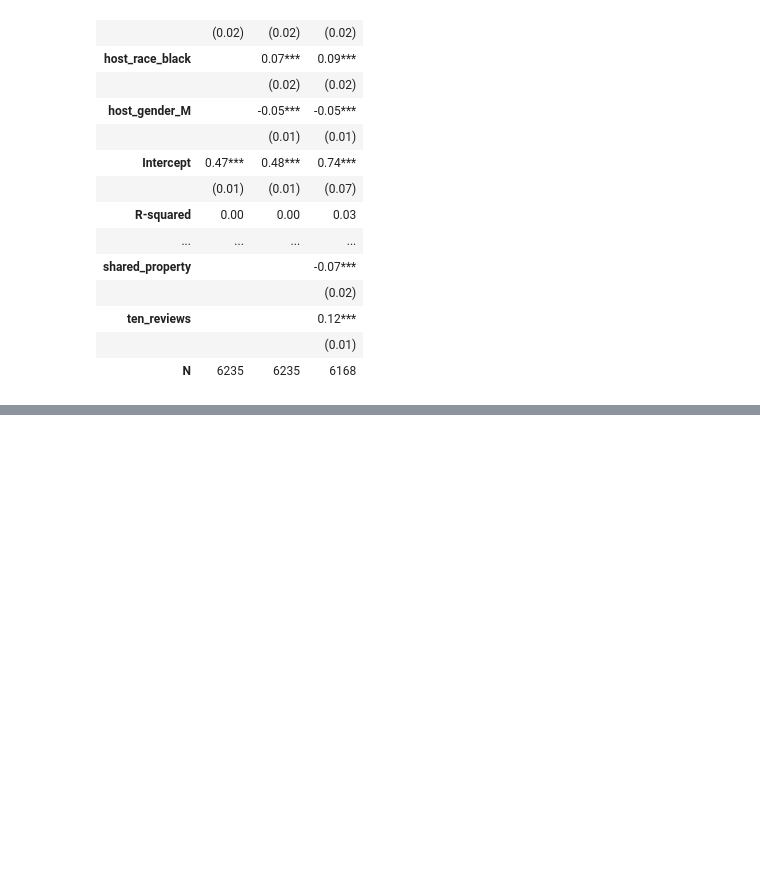
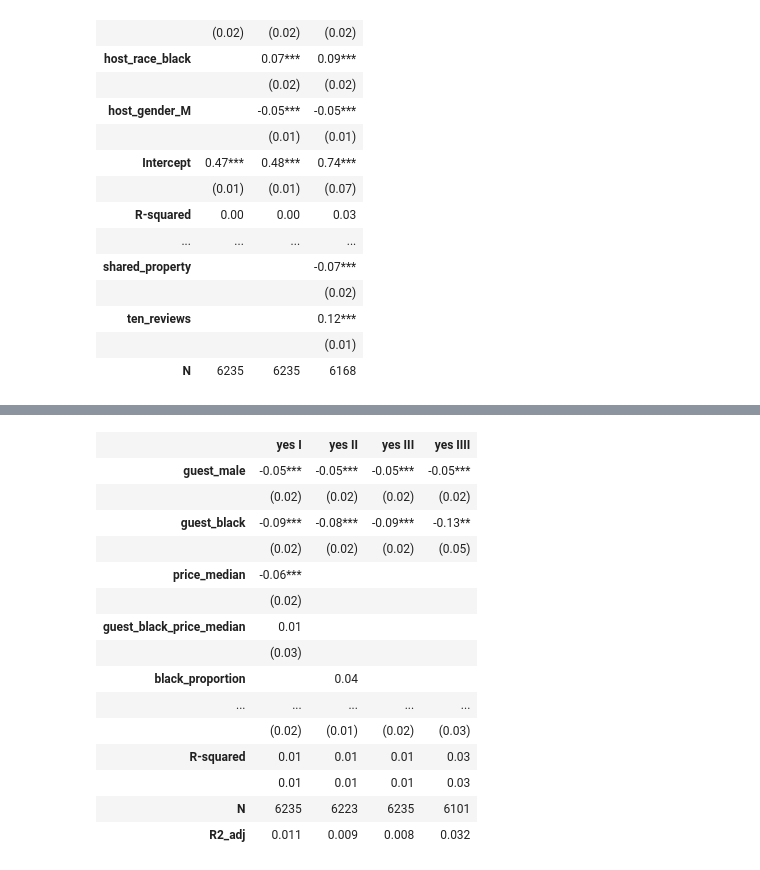
Before and after one commit to fmssn/airbnbdiscrimination, a Jupyter notebook: AirBnb.ipynb, the cells around one changed output, grey strips where cells are left out. Cells and saved outputs as stored; diff of their text form; code cells hidden in the pictures; blank space fills up the shorter version.

```diff
--- a/AirBnb.ipynb
+++ b/AirBnb.ipynb
@@ -677,0 +816,40 @@ Number of simulated test statistics larger or equal to original test statistic:
+# %%
+df_model = df[['yes', 'name_by_city', 'guest_black','guest_male','price_median', 'guest_black_price_median']].dropna()
+model = smf.ols('yes ~ guest_male + guest_black + price_median + guest_black_price_median', data=df_model)
+result1 = model.fit(cov_type='cluster', cov_kwds={'groups': df_model['name_by_city']})
+
+df_model = df[['yes', 'name_by_city', 'guest_black','guest_male', 'black_proportion', 'guest_black_pop_black']].dropna()
+model = smf.ols('yes ~ guest_male + guest_black + black_proportion + guest_black_pop_black', data=df_model)
+result2 = model.fit(cov_type='cluster', cov_kwds={'groups': df_model['name_by_city']})
+
+df_model = df[['yes', 'name_by_city', 'guest_black','guest_male','tract_listings', 'guest_black_tract_listings']].dropna()
+model = smf.ols('yes ~ guest_male + guest_black + tract_listings + guest_black_tract_listings', data=df_model)
+result3 = model.fit(cov_type='cluster', cov_kwds={'groups': df_model['name_by_city']})
+
+df_model = df[['yes', 'name_by_city', 'guest_black','guest_male','pr_filled', 'guest_black_pr_filled']].dropna()
+model = smf.ols('yes ~ guest_male + guest_black + pr_filled + guest_black_pr_filled', data=df_model)
+result4 = model.fit(cov_type='cluster', cov_kwds={'groups': df_model['name_by_city']})
+
+tble6 = summary_col([result1, result2, result3, result4], stars=True, float_format='%.2f',
+                   regressor_order=['guest_male', 'guest_black','price_median', 'guest_black_price_median', 'black_proportion',
+                        'guest_black_pop_black', 'tract_listings', 'guest_black_tract_listings', 'pr_filled',
+                        'guest_black_pr_filled'],
+                   info_dict={'N':lambda x: "{0:d}".format(int(x.nobs)),'R2_adj':lambda x: "{:.3f}".format(x.rsquared_adj)})
+tble6
+# %% [output]
+|  | yes I | yes II | yes III | yes IIII |
+| guest_male | -0.05*** | -0.05*** | -0.05*** | -0.05*** |
+|  | (0.02) | (0.02) | (0.02) | (0.02) |
+| guest_black | -0.09*** | -0.08*** | -0.09*** | -0.13** |
+|  | (0.02) | (0.02) | (0.02) | (0.05) |
+| price_median | -0.06*** |  |  |  |
+|  | (0.02) |  |  |  |
+| guest_black_price_median | 0.01 |  |  |  |
+|  | (0.03) |  |  |  |
+| black_proportion |  | 0.04 |  |  |
+| ... | ... | ... | ... | ... |
+|  | (0.02) | (0.01) | (0.02) | (0.03) |
+| R-squared | 0.01 | 0.01 | 0.01 | 0.03 |
+|  | 0.01 | 0.01 | 0.01 | 0.03 |
+| N | 6235 | 6223 | 6235 | 6101 |
+| R2_adj | 0.011 | 0.009 | 0.008 | 0.032 |
```
Also changed, not shown: parts of 17 cells of this notebook.
